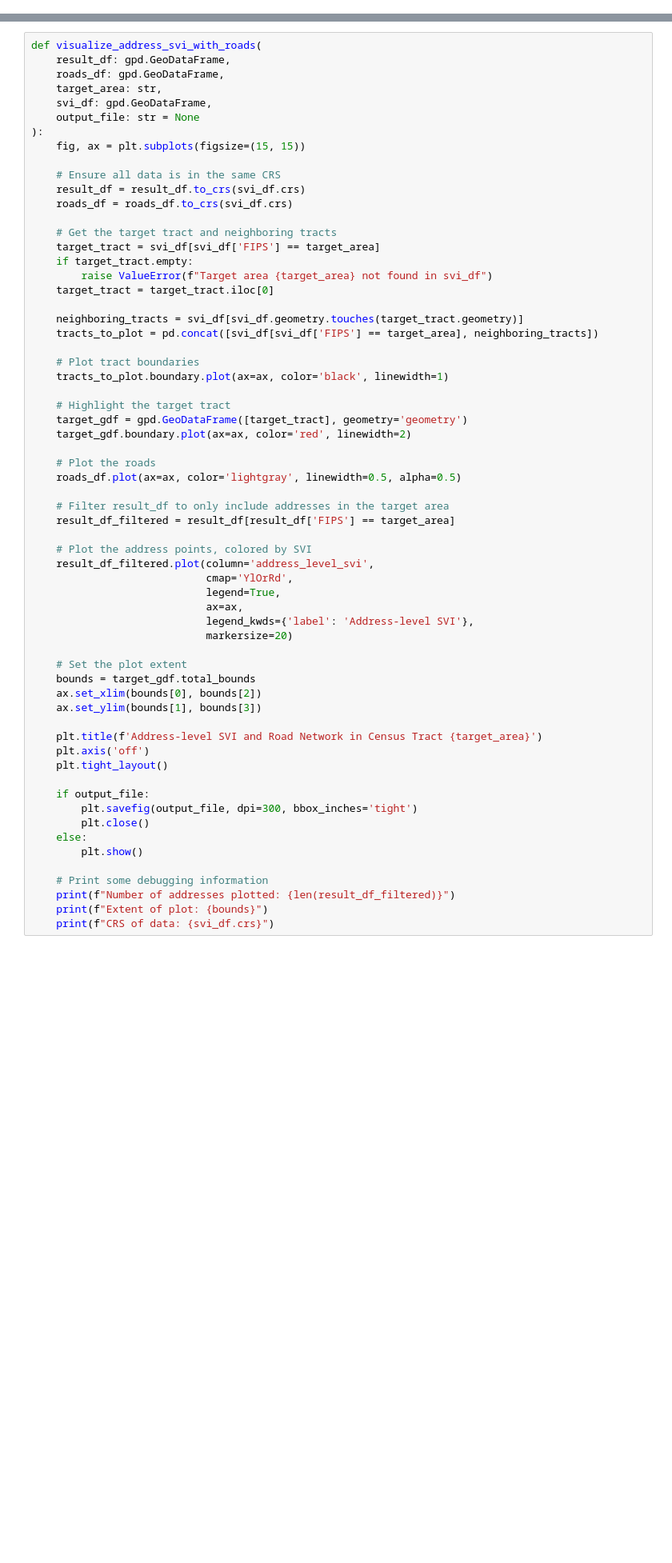
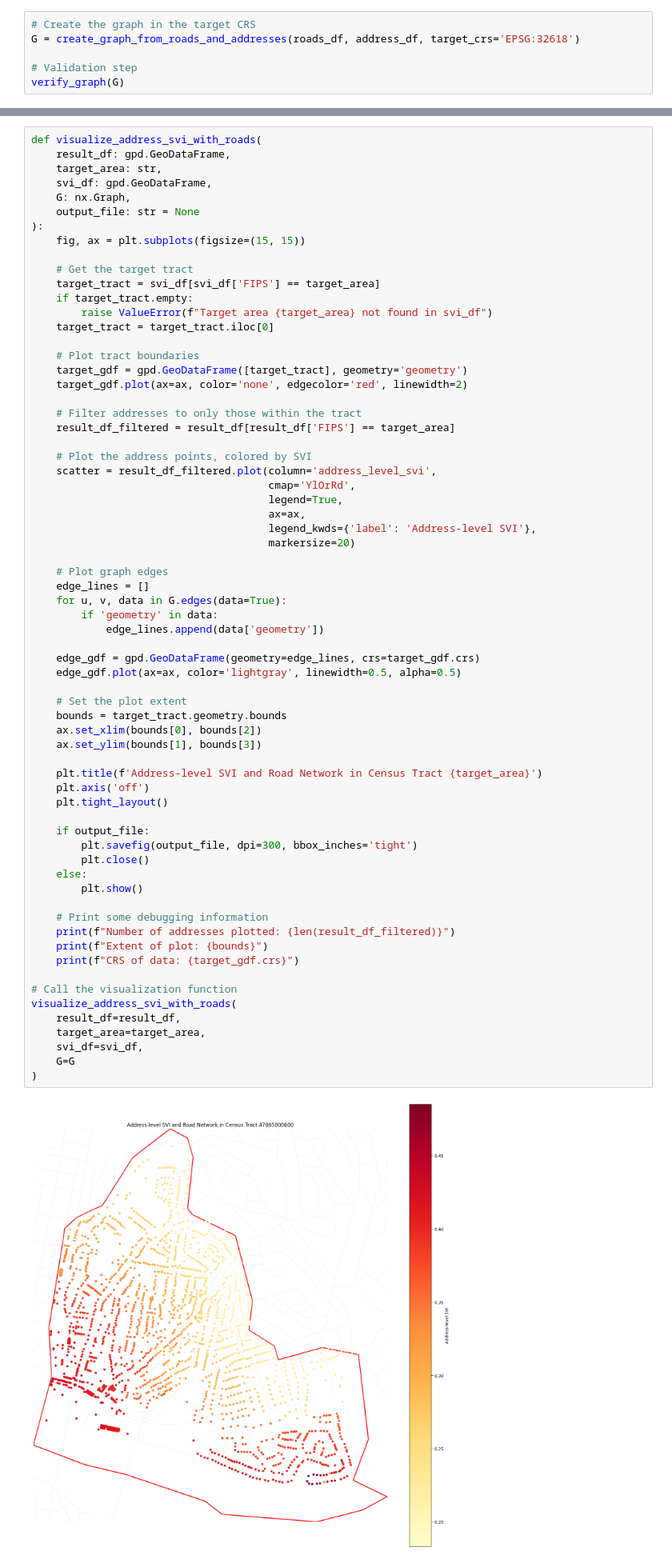
Before and after one commit to JamionW/Advanced-Analysis-of-Algorithms, a Jupyter notebook: Combinatorial_Inverse_Elasticity.ipynb, the cells around one changed output, grey strips where cells are left out. Shown at 80% size. Drawn from its saved outputs; the diff is of its cells as text; blank space fills up the shorter version.

Commit message:
Much, much better. Still need to figure out why all network results aren't being calculated.

```diff
--- a/Combinatorial_Inverse_Elasticity.ipynb
+++ b/Combinatorial_Inverse_Elasticity.ipynb
@@ -237,0 +301,6 @@ Created graph with 21154 nodes and 13225 edges
+# %%
+# Create the graph in the target CRS
+G = create_graph_from_roads_and_addresses(roads_df, address_df, target_crs='EPSG:32618')
+
+# Validation step
+verify_graph(G)
@@ -861,63 +916,69 @@ The mean SVI difference is: 0.06552348486882413
 # %%
 def visualize_address_svi_with_roads(
     result_df: gpd.GeoDataFrame,
-    roads_df: gpd.GeoDataFrame,
     target_area: str,
     svi_df: gpd.GeoDataFrame,
+    G: nx.Graph,
     output_file: str = None
 ):
     fig, ax = plt.subplots(figsize=(15, 15))
 
-    # Ensure all data is in the same CRS
-    result_df = result_df.to_crs(svi_df.crs)
-    roads_df = roads_df.to_crs(svi_df.crs)
-
-    # Get the target tract and neighboring tracts
+    # Get the target tract
     target_tract = svi_df[svi_df['FIPS'] == target_area]
     if target_tract.empty:
         raise ValueError(f"Target area {target_area} not found in svi_df")
     target_tract = target_tract.iloc[0]
 
-    neighboring_tracts = svi_df[svi_df.geometry.touches(target_tract.geometry)]
-    tracts_to_plot = pd.concat([svi_df[svi_df['FIPS'] == target_area], neighboring_tracts])
+    # Plot tract boundaries
+    target_gdf = gpd.GeoDataFrame([target_tract], geometry='geometry')
+    target_gdf.plot(ax=ax, color='none', edgecolor='red', linewidth=2)
 
-    # Plot tract boundaries
-    tracts_to_plot.boundary.plot(ax=ax, color='black', linewidth=1)
-
-    # Highlight the target tract
-    target_gdf = gpd.GeoDataFrame([target_tract], geometry='geometry')
-    target_gdf.boundary.plot(ax=ax, color='red', linewidth=2)
-
-    # Plot the roads
-    roads_df.plot(ax=ax, color='lightgray', linewidth=0.5, alpha=0.5)
-
-    # Filter result_df to only include addresses in the target area
+    # Filter addresses to only those within the tract
     result_df_filtered = result_df[result_df['FIPS'] == target_area]
 
     # Plot the address points, colored by SVI
-    result_df_filtered.plot(column='address_level_svi',
-                            cmap='YlOrRd',
-                            legend=True,
-                            ax=ax,
-                            legend_kwds={'label': 'Address-level SVI'},
-                            markersize=20)
+    scatter = result_df_filtered.plot(column='address_level_svi',
+                                      cmap='YlOrRd',
+                                      legend=True,
+                                      ax=ax,
+                                      legend_kwds={'label': 'Address-level SVI'},
+                                      markersize=20)
+
+    # Plot graph edges
+    edge_lines = []
+    for u, v, data in G.edges(data=True):
+        if 'geometry' in data:
+            edge_lines.append(data['geometry'])
+
+    edge_gdf = gpd.GeoDataFrame(geometry=edge_lines, crs=target_gdf.crs)
+    edge_gdf.plot(ax=ax, color='lightgray', linewidth=0.5, alpha=0.5)
 
     # Set the plot extent
-    bounds = target_gdf.total_bounds
+    bounds = target_tract.geometry.bounds
     ax.set_xlim(bounds[0], bounds[2])
     ax.set_ylim(bounds[1], bounds[3])
 
     plt.title(f'Address-level SVI and Road Network in Census Tract {target_area}')
     plt.axis('off')
     plt.tight_layout()
 
     if output_file:
         plt.savefig(output_file, dpi=300, bbox_inches='tight')
         plt.close()
     else:
         plt.show()
 
     # Print some debugging information
     print(f"Number of addresses plotted: {len(result_df_filtered)}")
     print(f"Extent of plot: {bounds}")
-    print(f"CRS of data: {svi_df.crs}")
+    print(f"CRS of data: {target_gdf.crs}")
+
+# Call the visualization function
+visualize_address_svi_with_roads(
+    result_df=result_df,
+    target_area=target_area,
+    svi_df=svi_df,
+    G=G
+)
+# %% [output]
+[figure, added]
```
Also changed, not shown: parts of 40 cells of this notebook.
